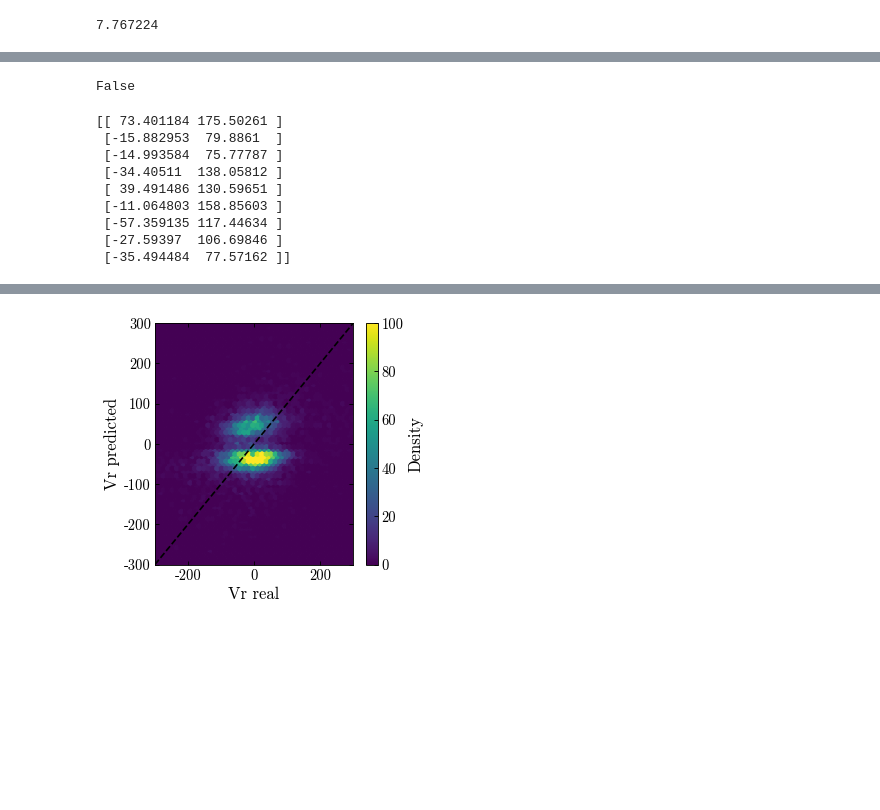
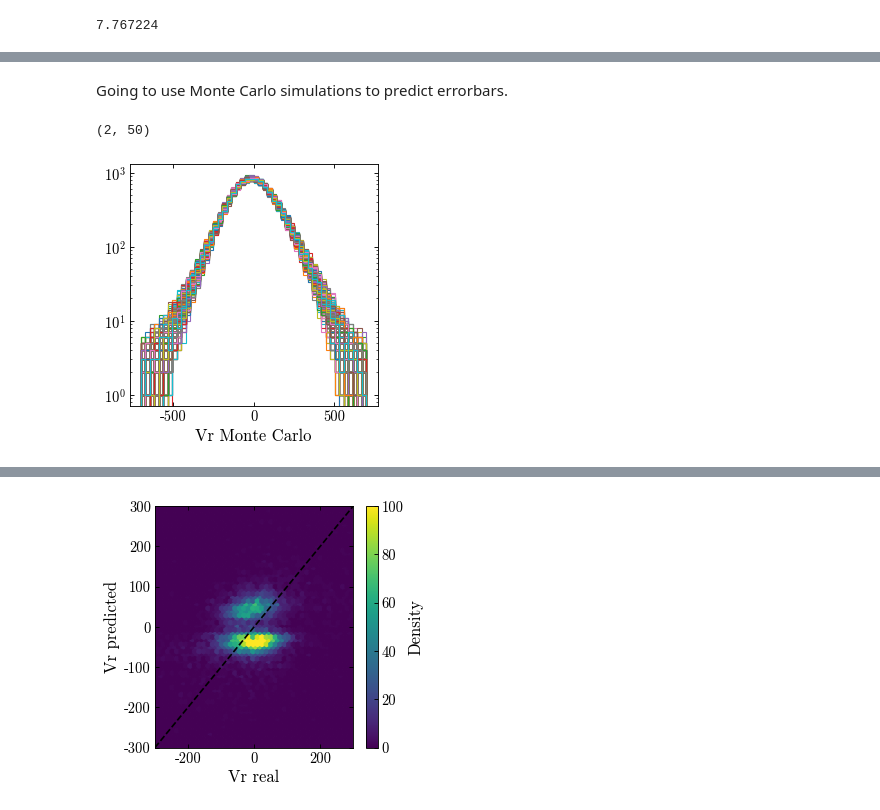
Before and after one commit to adropulic/datax_gaia, a Jupyter notebook: RVTrial3_nonrescaledvel.ipynb, the cells around one changed output, grey strips where cells are left out. Cells and saved outputs as stored; diff of their text form; code cells hidden in the pictures; blank space fills up the shorter version.

Commit message:
including monte carlo simulations to estimate error on histograms

```diff
--- a/RVTrial3_nonrescaledvel.ipynb
+++ b/RVTrial3_nonrescaledvel.ipynb
@@ -658,16 +650,23 @@ plt.show()
-# %%
-np.any(np.isinf(test_preds_2[:,1]))
-# %% [output]
-False
-# %%
-print(test_preds_2[1:10,:])
-# %% [output]
-[[ 73.401184 175.50261 ]
- [-15.882953  79.8861  ]
- [-14.993584  75.77787 ]
- [-34.40511  138.05812 ]
- [ 39.491486 130.59651 ]
- [-11.064803 158.85603 ]
- [-57.359135 117.44634 ]
- [-27.59397  106.69846 ]
- [-35.494484  77.57162 ]]
+# %% [markdown]
+Going to use Monte Carlo simulations to predict errorbars.
+# %%
+mc_vr_pred_list = []
+bin_values_list = []
+for mc_i in range(0,1000):
+    mc_vr_pred = []
+    for star_i in range(0,np.size(y_test)):
+        mc_vr_pred.append(np.random.normal(test_preds_2[star_i,0],test_preds_2[star_i,1]))
+    mc_vr_pred_list.append(mc_vr_pred)
+    n, bins, patches = plt.hist(mc_vr_pred, bins=50, range=(y_low,y_high), histtype='step')
+    plt.xlabel('Vr Monte Carlo')
+    plt.yscale('log')
+    bin_values_list.append(n)
+bin_values_list_arr = np.array(bin_values_list)
+max_array = bin_values_list_arr.max(axis=0)
+min_array = bin_values_list_arr.min(axis=0)
+mean_array = bin_values_list_arr.mean(axis=0)
+y_error = [min_array,max_array]
+print(np.shape(y_error))
+# %% [output]
+(2, 50)
+[figure, added]
```
Also changed, not shown: parts of 14 cells of this notebook.
